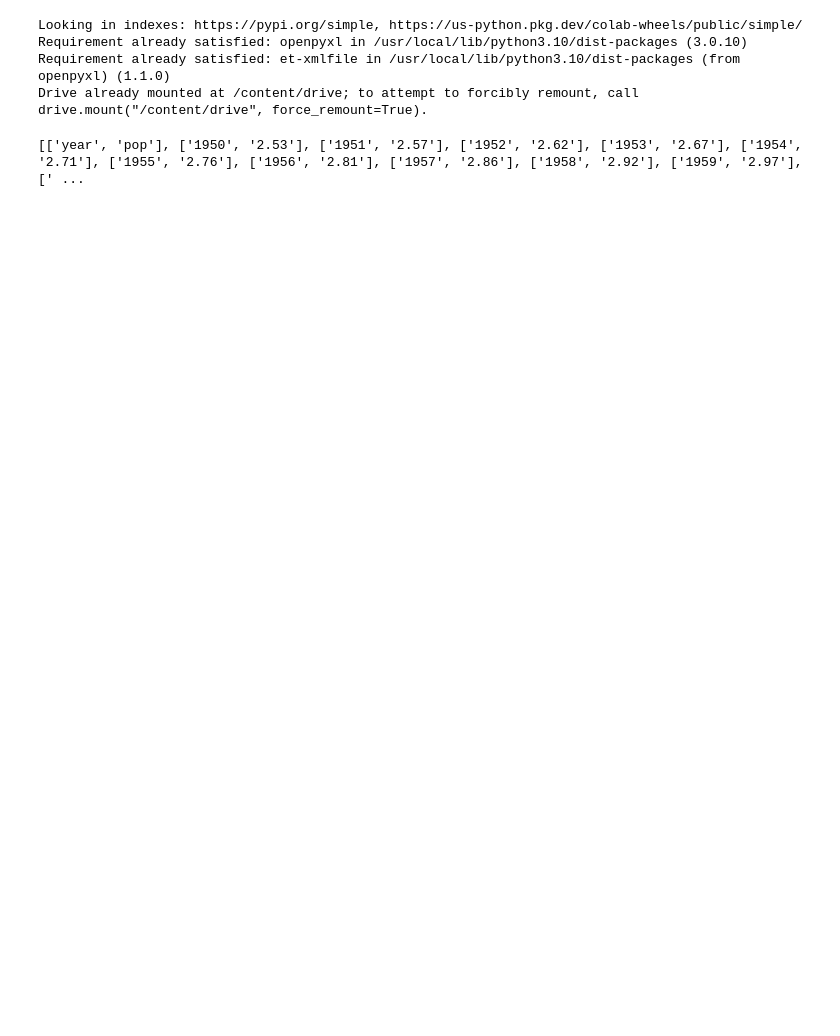
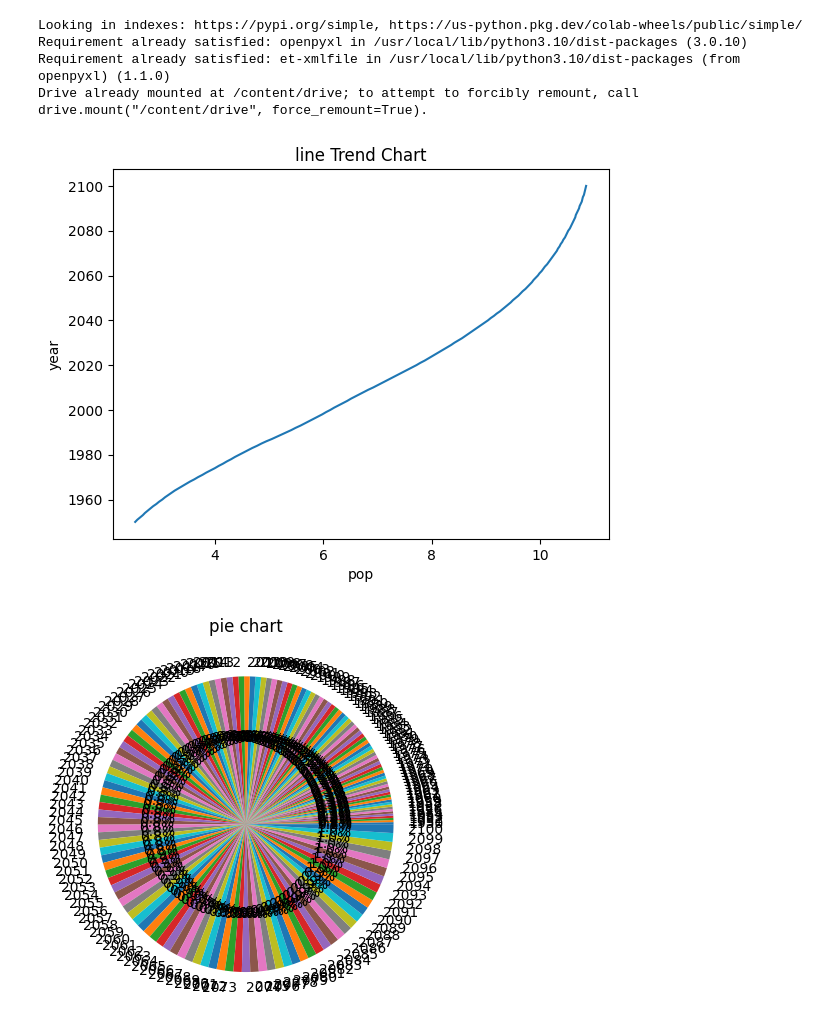
Before and after one commit to xinpen719/python-homework, a Jupyter notebook: 作業四.ipynb, the cells around one changed output. Cells and saved outputs as stored; diff of their text form; code cells hidden in the pictures; blank space fills up the shorter version.

```diff
--- a/作業四.ipynb
+++ b/作業四.ipynb
@@ -24,24 +24,25 @@ Looking in indexes: https://pypi.org/simple, https://us-python.pkg.dev/colab-whe
 Requirement already satisfied: openpyxl in /usr/local/lib/python3.10/dist-packages (3.0.10)
 Requirement already satisfied: et-xmlfile in /usr/local/lib/python3.10/dist-packages (from openpyxl) (1.1.0)
 Drive already mounted at /content/drive; to attempt to forcibly remount, call drive.mount("/content/drive", force_remount=True).
-# %%
-import openpyxl
-wb = openpyxl.load_workbook('excel-read.xlsx')
-wb = openpyxl.load_workbook('excel-read.xlsx', data_only=True)
-
-names = wb.sheetnames
-s1 = wb['csv']
-s2 = wb.active
-
-def get_values(csv):
-    a = []
-    for r in sheet:
-        a2 = []
-        for c in r:
-            a2.append(c.value)
-        a.append(a2)
-    return a
-
-print(get_values(s1))
-# %% [output]
-[['year', 'pop'], ['1950', '2.53'], ['1951', '2.57'], ['1952', '2.62'], ['1953', '2.67'], ['1954', '2.71'], ['1955', '2.76'], ['1956', '2.81'], ['1957', '2.86'], ['1958', '2.92'], ['1959', '2.97'], [' ...
+# %%
+
+import pandas as pd
+import matplotlib.pyplot as plt
+
+
+data = pd.read_csv('population.csv')
+data.to_excel('excel-read.xlsx', index=False)
+excel_data = pd.read_excel('population.xlsx')
+
+plt.plot(excel_data['pop'], excel_data['year'])
+plt.xlabel('pop')
+plt.ylabel('year')
+plt.title('line Trend Chart')
+plt.show()
+
+plt.pie(excel_data['pop'], labels=excel_data['year'], autopct='%1.1f%%')
+plt.title('pie chart')
+plt.show()
+# %% [output]
+[figure, added]
+[figure, added]
```
